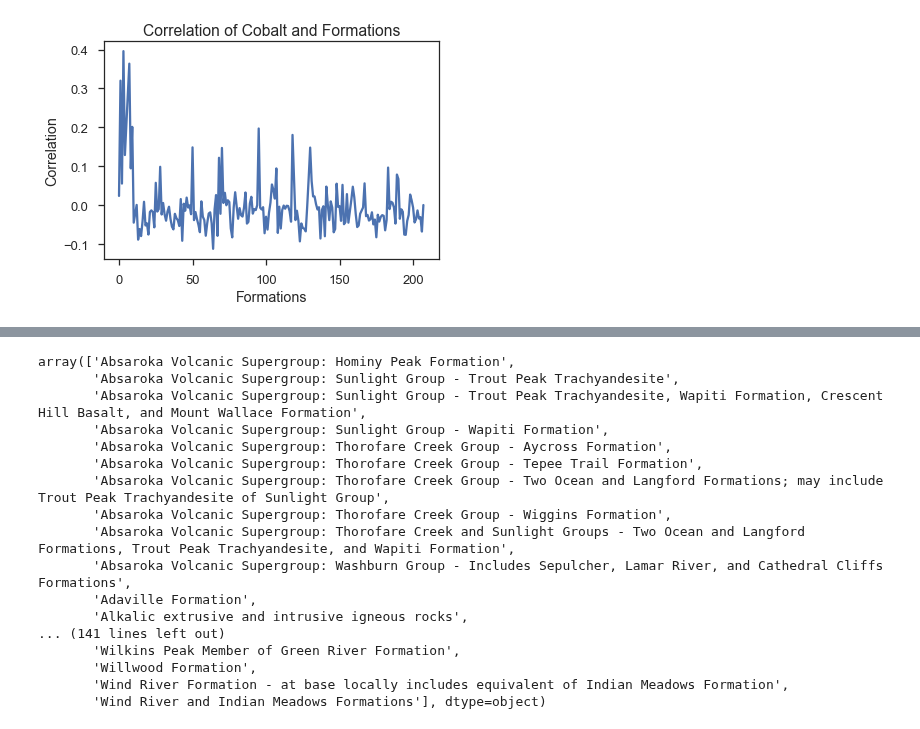
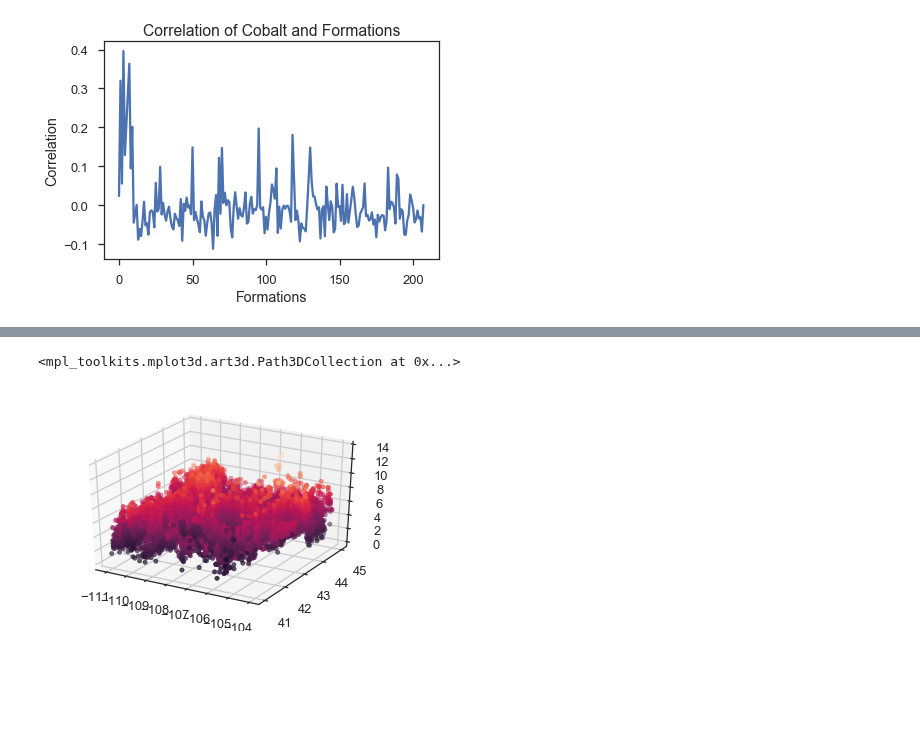
Before and after one commit to jessepisel/criticalandstrategic, a Jupyter notebook: Critical and strategic EDA with formations.ipynb, the cells around one changed output, grey strips where cells are left out. Drawn from its saved outputs; the diff is of its cells as text; code cells hidden in the pictures; blank space fills up the shorter version.

```diff
--- a/Critical and strategic EDA with formations.ipynb
+++ b/Critical and strategic EDA with formations.ipynb
@@ -74,20 +70,0 @@ list
-# %%
-data.columns.values[82:]
-# %% [output]
-array(['Absaroka Volcanic Supergroup: Hominy Peak Formation',
-       'Absaroka Volcanic Supergroup: Sunlight Group - Trout Peak Trachyandesite',
-       'Absaroka Volcanic Supergroup: Sunlight Group - Trout Peak Trachyandesite, Wapiti Formation, Crescent Hill Basalt, and Mount Wallace Formation',
-       'Absaroka Volcanic Supergroup: Sunlight Group - Wapiti Formation',
-       'Absaroka Volcanic Supergroup: Thorofare Creek Group - Aycross Formation',
-       'Absaroka Volcanic Supergroup: Thorofare Creek Group - Tepee Trail Formation',
-       'Absaroka Volcanic Supergroup: Thorofare Creek Group - Two Ocean and Langford Formations; may include Trout Peak Trachyandesite of Sunlight Group',
-       'Absaroka Volcanic Supergroup: Thorofare Creek Group - Wiggins Formation',
-       'Absaroka Volcanic Supergroup: Thorofare Creek and Sunlight Groups - Two Ocean and Langford Formations, Trout Peak Trachyandesite, and Wapiti Formation',
-       'Absaroka Volcanic Supergroup: Washburn Group - Includes Sepulcher, Lamar River, and Cathedral Cliffs Formations',
-       'Adaville Formation',
-       'Alkalic extrusive and intrusive igneous rocks',
-... (141 lines left out)
-       'Wilkins Peak Member of Green River Formation',
-       'Willwood Formation',
-       'Wind River Formation - at base locally includes equivalent of Indian Meadows Formation',
-       'Wind River and Indian Meadows Formations'], dtype=object)
@@ -93,0 +79,6 @@ array(['Absaroka Volcanic Supergroup: Hominy Peak Formation',
+# %%
+threedee = plt.figure().gca(projection='3d')
+threedee.scatter(data['longitude'].values, data['latitude'].values, data['al_pct'].values, c=data['al_pct'].values)
+# %% [output]
+<mpl_toolkits.mplot3d.art3d.Path3DCollection at 0x...>
+[figure, added]
```
Also changed, not shown: parts of 13 cells of this notebook, 1 other file.
